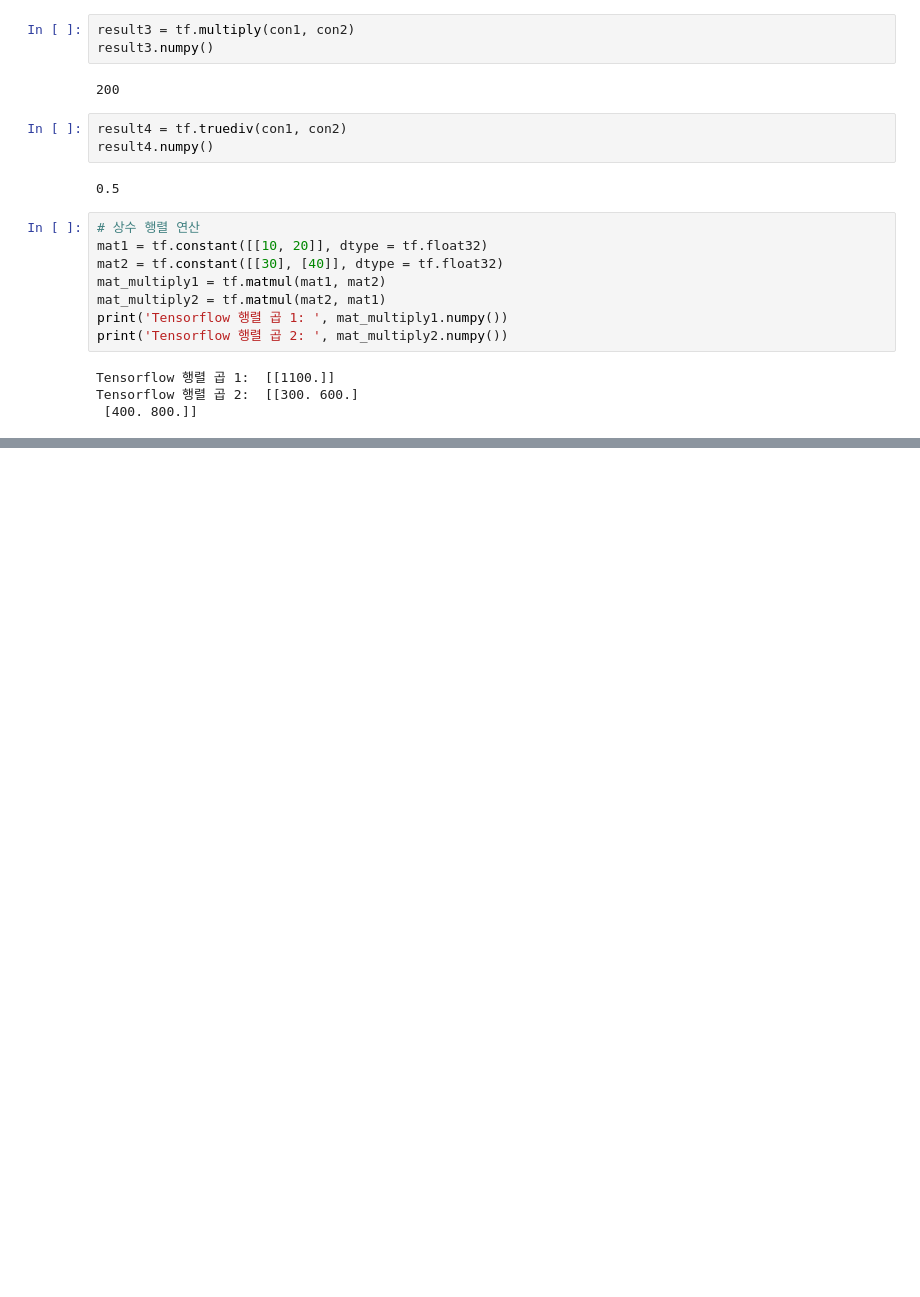
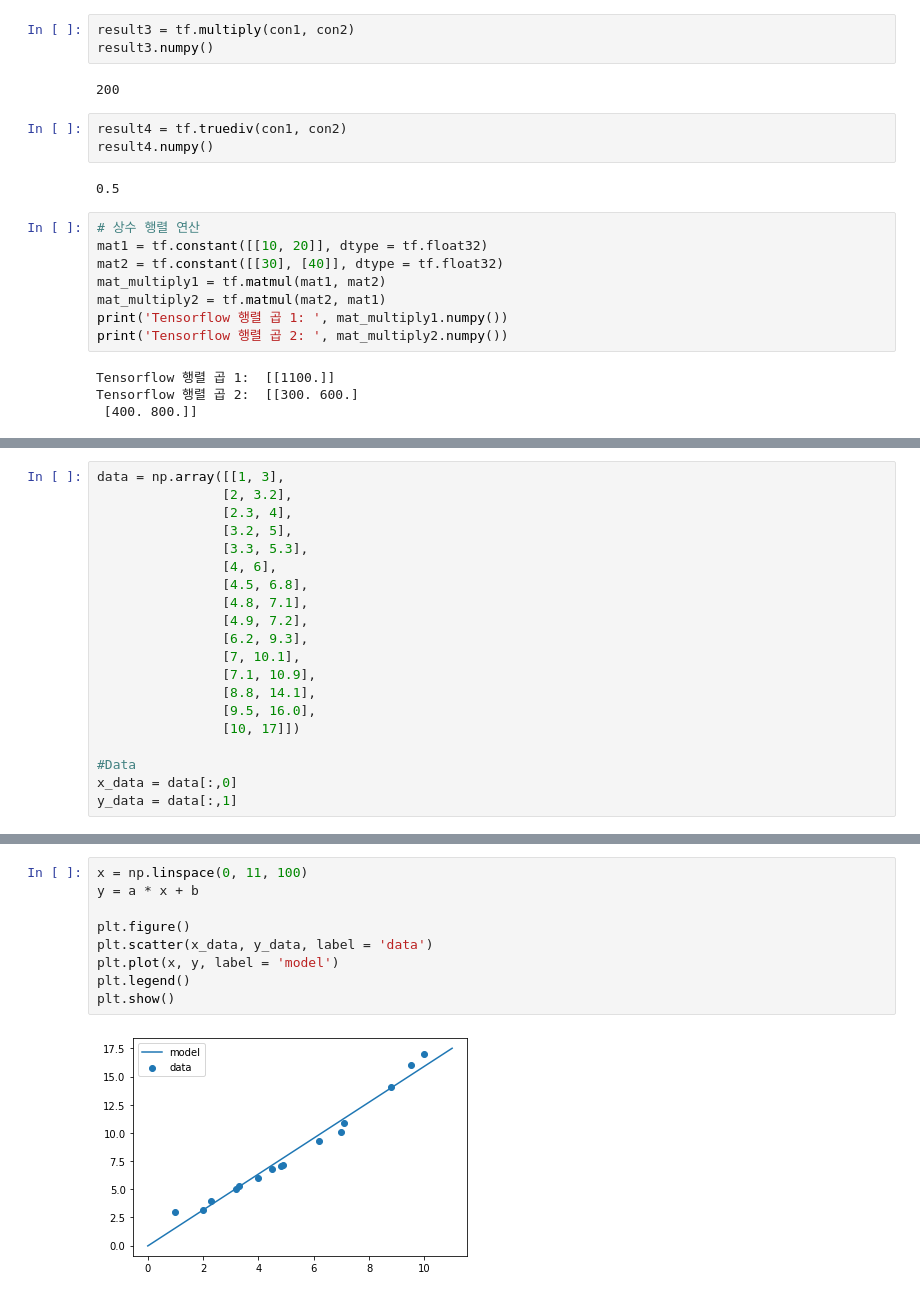
Before and after one commit to hoonzi-s/-EDRC-Python, a Jupyter notebook: 02. Modeling.ipynb, the cells around one changed output, grey strips where cells are left out. Saved outputs shown, nothing was run; the diff lists cells and outputs as text; blank space fills up the shorter version.

```diff
--- a/02. Modeling.ipynb
+++ b/02. Modeling.ipynb
@@ -140,0 +163,20 @@ Tensorflow 행렬 곱 2:  [[300. 600.]
+# %%
+data = np.array([[1, 3],
+				[2, 3.2],
+				[2.3, 4],
+				[3.2, 5],
+				[3.3, 5.3],
+				[4, 6],
+				[4.5, 6.8],
+				[4.8, 7.1],
+				[4.9, 7.2],
+				[6.2, 9.3],
+				[7, 10.1],
+				[7.1, 10.9],
+				[8.8, 14.1],
+				[9.5, 16.0],
+				[10, 17]])
+
+#Data
+x_data = data[:,0]
+y_data = data[:,1]
@@ -140,0 +229,11 @@ Tensorflow 행렬 곱 2:  [[300. 600.]
+# %%
+x = np.linspace(0, 11, 100)
+y = a * x + b
+
+plt.figure()
+plt.scatter(x_data, y_data, label = 'data')
+plt.plot(x, y, label = 'model')
+plt.legend()
+plt.show()
+# %% [output]
+[figure, added]
```
Also changed, not shown: parts of 14 cells of this notebook.
